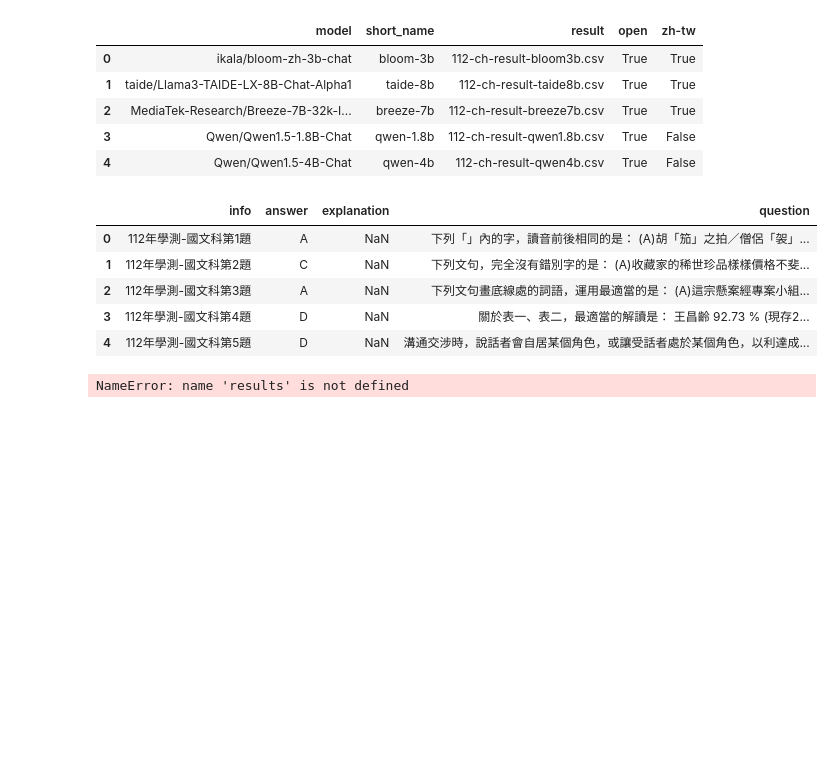
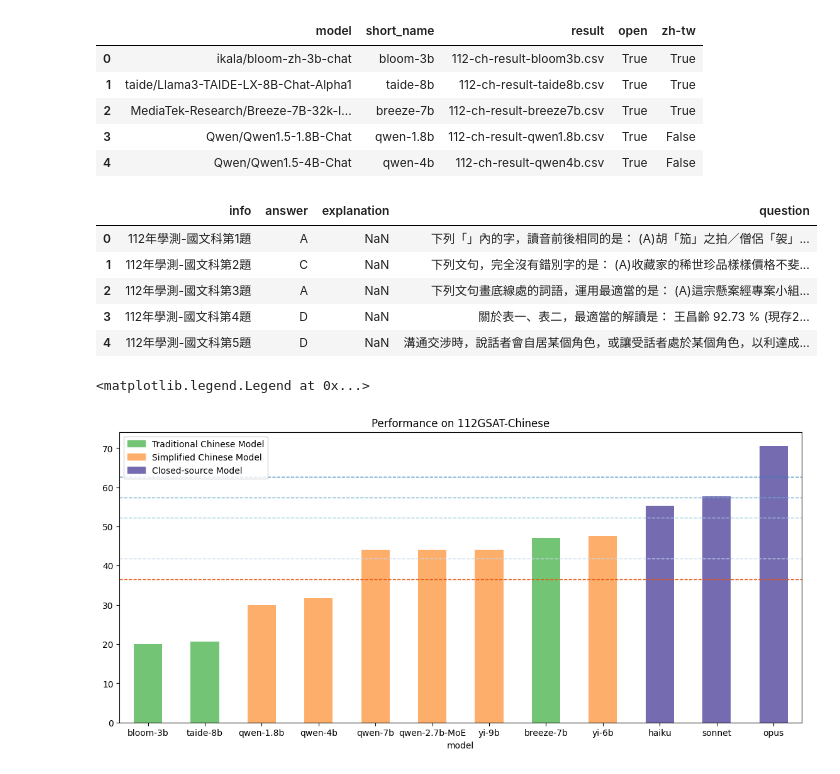
Before and after one commit to namwoam/dl-final, a Jupyter notebook: llm/evaluate.ipynb, the cells around one changed output. Drawn from its saved outputs; the diff is of its cells as text; code cells hidden in the pictures; blank space fills up the shorter version.

Commit message:
dev: add yi1.5 and fix plot

```diff
--- a/llm/evaluate.ipynb
+++ b/llm/evaluate.ipynb
@@ -32,15 +33,22 @@ results["score"] = scores
 results["score"] /= len(questions.index)
 results["score"] *= 100
 results.head()
-results = results.sort_values(["open","zh-tw","score"],ascending=[False ,False, True])
+results = results.sort_values(["score"],ascending=[True])
+model_type = [("zh-tw" if model["zh-tw"] else "zh-cn") if model["open"] else "closed" for _, model in results.iterrows()]
 # %%
-results.plot.bar(x='short_name', y='score', rot=0 , title=f"Performance on {test_name}" , xlabel="model",figsize=(14,6))
+results.plot.bar(x='short_name', y='score', rot=0 , title=f"Performance on {test_name}" , xlabel="model",figsize=(14,6) , color=[cm.colors[12]if model == "closed" else (cm.colors[9] if model == "zh-tw" else cm.colors[6] ) for model in model_type],legend = False)
 cm = matplotlib.colormaps.get_cmap("tab20c")
 plt.axhline(y=62.63,linewidth=1,ls="--" ,color=cm.colors[0], label="12th")
 plt.axhline(y=57.41,linewidth=1,ls="--" ,color=cm.colors[1],label="25th")
 plt.axhline(y=52.19,linewidth=1,ls="--" ,color=cm.colors[2], label="50th")
 plt.axhline(y=41.75,linewidth=1,ls="--" ,color=cm.colors[3], label="75th")
 plt.axhline(y=36.54,linewidth=1,ls="--" ,color=cm.colors[4], label="88th")
-plt.legend()
+
+tw = mpatches.Patch(color=cm.colors[9], label='Traditional Chinese Model')
+cn = mpatches.Patch(color=cm.colors[6], label='Simplified Chinese Model')
+cl = mpatches.Patch(color=cm.colors[12], label='Closed-source Model')
+
+plt.legend(handles=[tw , cn , cl])
 # %% [output]
-NameError: name 'results' is not defined
+<matplotlib.legend.Legend at 0x...>
+[figure, added]
```
Also changed, not shown: parts of 1 cell of this notebook, 3 other files.
